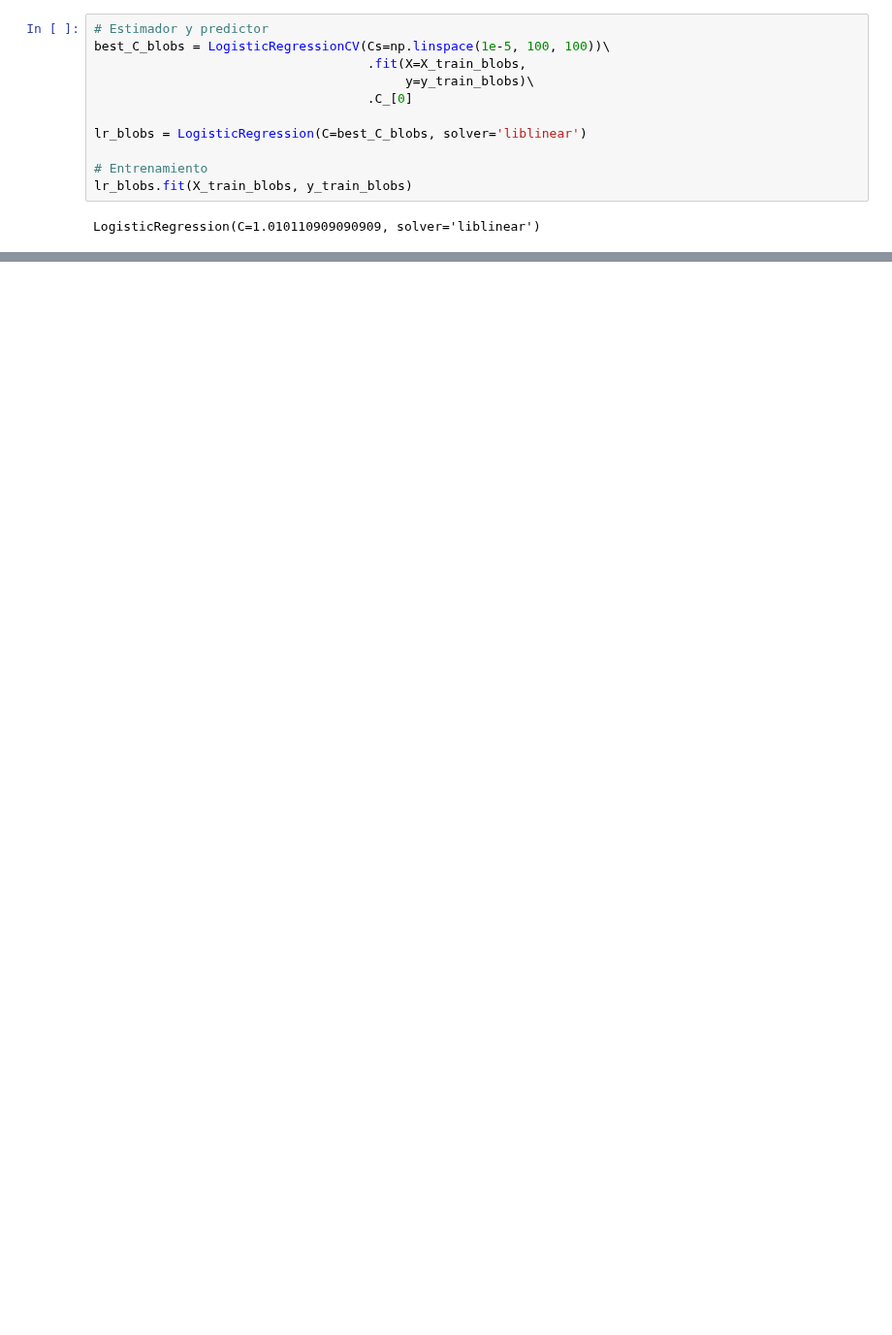
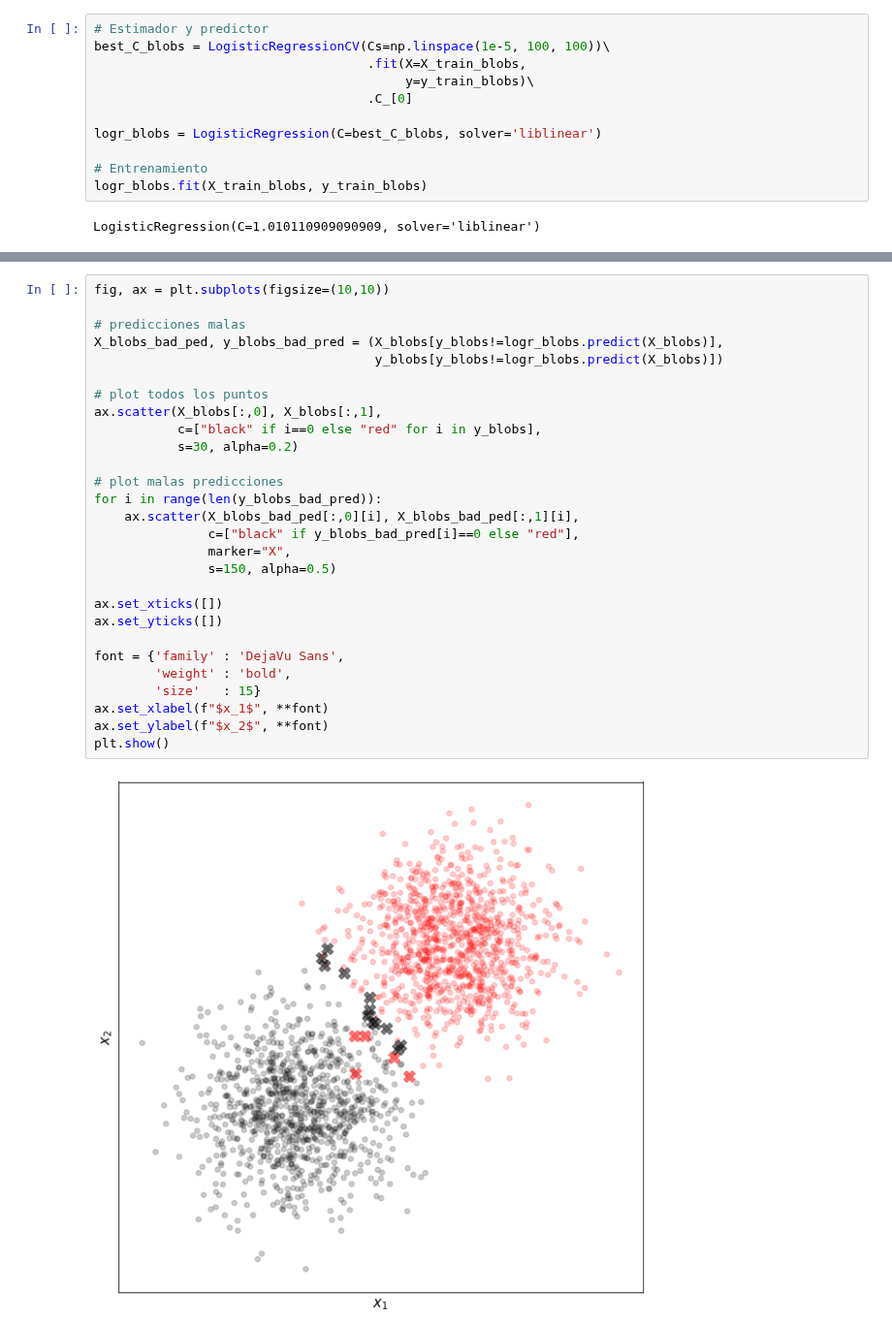
Before and after one commit to hplbrayan/Un-curso-de-Machine-Learning, a Jupyter notebook: 07_ML_Modelos_de_Regresion/N2_Classification_models.ipynb, the cells around one changed output, grey strips where cells are left out. Shown at 97% size. Cells and saved outputs as stored; diff of their text form; blank space fills up the shorter version.

```diff
--- a/07_ML_Modelos_de_Regresion/N2_Classification_models.ipynb
+++ b/07_ML_Modelos_de_Regresion/N2_Classification_models.ipynb
@@ -141,9 +141,9 @@ best_C_blobs = LogisticRegressionCV(Cs=np.linspace(1e-5, 100, 100))\
                                          y=y_train_blobs)\
                                     .C_[0]
 
-lr_blobs = LogisticRegression(C=best_C_blobs, solver='liblinear')
+logr_blobs = LogisticRegression(C=best_C_blobs, solver='liblinear')
 
 # Entrenamiento
-lr_blobs.fit(X_train_blobs, y_train_blobs)
+logr_blobs.fit(X_train_blobs, y_train_blobs)
 # %% [output]
 LogisticRegression(C=1.010110909090909, solver='liblinear')
@@ -149,0 +152,30 @@ LogisticRegression(C=1.010110909090909, solver='liblinear')
+# %%
+fig, ax = plt.subplots(figsize=(10,10))
+
+# predicciones malas
+X_blobs_bad_ped, y_blobs_bad_pred = (X_blobs[y_blobs!=logr_blobs.predict(X_blobs)],
+                                     y_blobs[y_blobs!=logr_blobs.predict(X_blobs)])
+
+# plot todos los puntos
+ax.scatter(X_blobs[:,0], X_blobs[:,1],
+           c=["black" if i==0 else "red" for i in y_blobs],
+           s=30, alpha=0.2)
+
+# plot malas predicciones
+for i in range(len(y_blobs_bad_pred)):
+    ax.scatter(X_blobs_bad_ped[:,0][i], X_blobs_bad_ped[:,1][i],
+               c=["black" if y_blobs_bad_pred[i]==0 else "red"],
+               marker="X",
+               s=150, alpha=0.5)
+
+ax.set_xticks([])
+ax.set_yticks([])
+
+font = {'family' : 'DejaVu Sans',
+        'weight' : 'bold',
+        'size'   : 15}
+ax.set_xlabel(f"$x_1$", **font)
+ax.set_ylabel(f"$x_2$", **font)
+plt.show()
+# %% [output]
+[figure, added]
```
Also changed, not shown: parts of 5 cells of this notebook.
